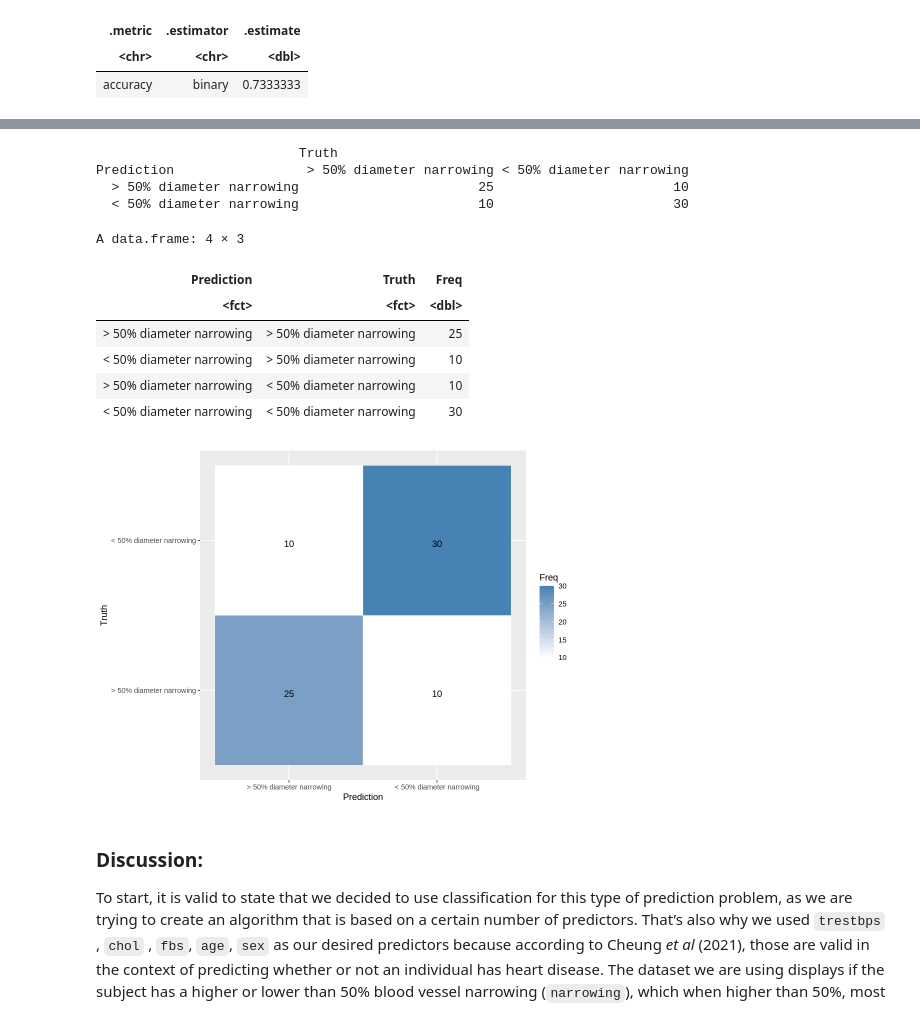
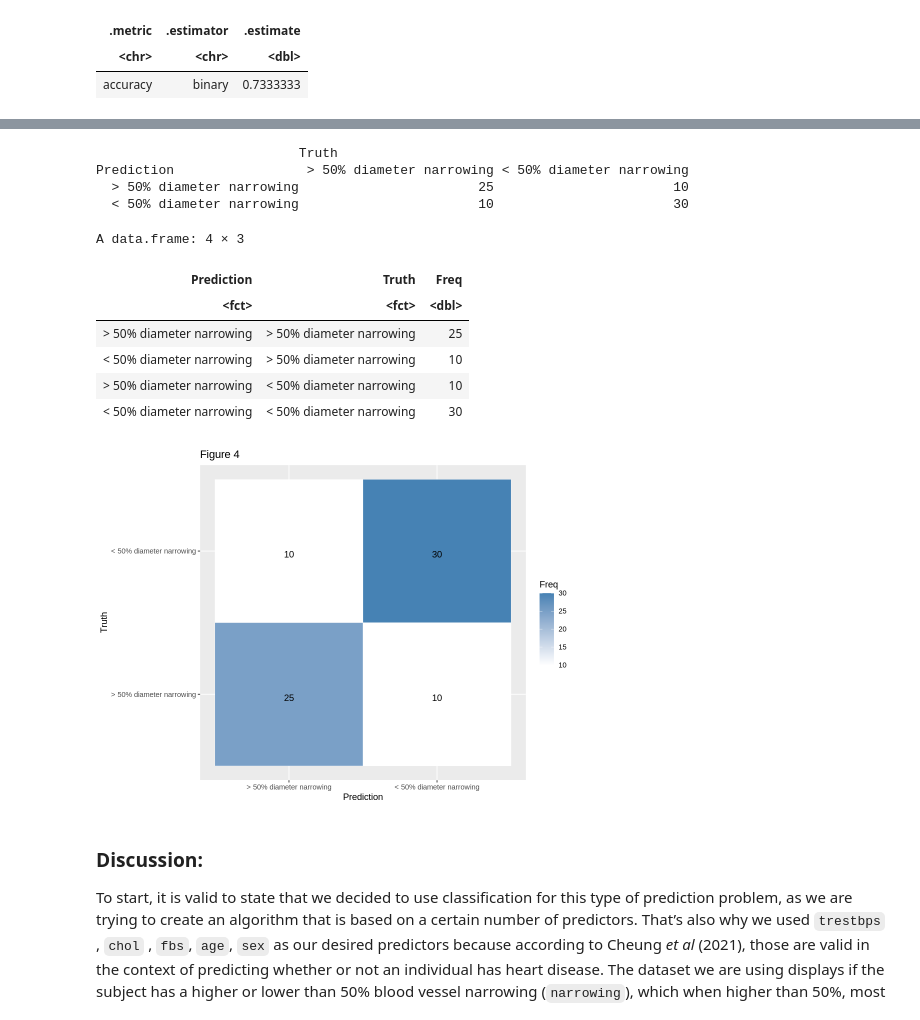
Before and after one commit to nazalturas/data_sci_-group_project, a Jupyter notebook: Group Report.ipynb, the cells around one changed output, grey strips where cells are left out. Saved outputs shown, nothing was run; the diff lists cells and outputs as text; code cells hidden in the pictures.

```diff
--- a/Group Report.ipynb
+++ b/Group Report.ipynb
@@ -372,3 +373,14 @@ A tibble: 1 × 3
 | .metric | .estimator | .estimate |
 | <chr> | <chr> | <dbl> |
 | accuracy | binary | 0.7333333 |
+# %%
+options(repr.plot.width = 10, repr.plot.height = 8)
+
+# Create a new column in the data frame indicating whether the prediction was correct or incorrect
+k_prediction$prediction_status <- ifelse(k_prediction$narrowing == k_prediction$.pred_class, "Correct", "Incorrect")
+
+# Compute the count of correct and incorrect predictions
+prediction_counts <- table(k_prediction$prediction_status)
+
+# Plot a bar chart
+barplot(prediction_counts, xlab = "Prediction Status", ylab = "Count", col = c("green", "red"), main = "Figure 3")
@@ -375,32 +389,33 @@ A tibble: 1 × 3
 # %%
 # we plot the confusion matrix
 confusion <- k_prediction |>
              conf_mat(truth = narrowing, estimate = .pred_class)
 confusion
 
 # create a dataframe from the confusion to allow for a plotting of the confusion matrix
 conf_matrix_df <- as.data.frame(confusion$table)
 conf_matrix_df
 
 # creating a visualization of the confusion matrix
 options(repr.plot.width = 8, repr.plot.height = 6)
 ggplot(data =  conf_matrix_df, mapping = aes(x = Prediction, y = Truth)) +
   geom_tile(aes(fill = Freq), colour = "white") +
   geom_text(aes(label = sprintf("%1.0f",Freq)), vjust = 1) +
-  scale_fill_gradient(low = "white", high = "steelblue")
+  scale_fill_gradient(low = "white", high = "steelblue") +
+  ggtitle("Figure 4")
 # %% [output]
                           Truth
 Prediction                 > 50% diameter narrowing < 50% diameter narrowing
   > 50% diameter narrowing                       25                       10
   < 50% diameter narrowing                       10                       30
 A data.frame: 4 × 3
 | Prediction | Truth | Freq |
 | <fct> | <fct> | <dbl> |
 | > 50% diameter narrowing | > 50% diameter narrowing | 25 |
 | < 50% diameter narrowing | > 50% diameter narrowing | 10 |
 | > 50% diameter narrowing | < 50% diameter narrowing | 10 |
 | < 50% diameter narrowing | < 50% diameter narrowing | 30 |
-[figure, old version]
+[figure, new version]
 # %% [markdown]
 ### Discussion:
 
```
Also changed, not shown: parts of 2 cells of this notebook.
